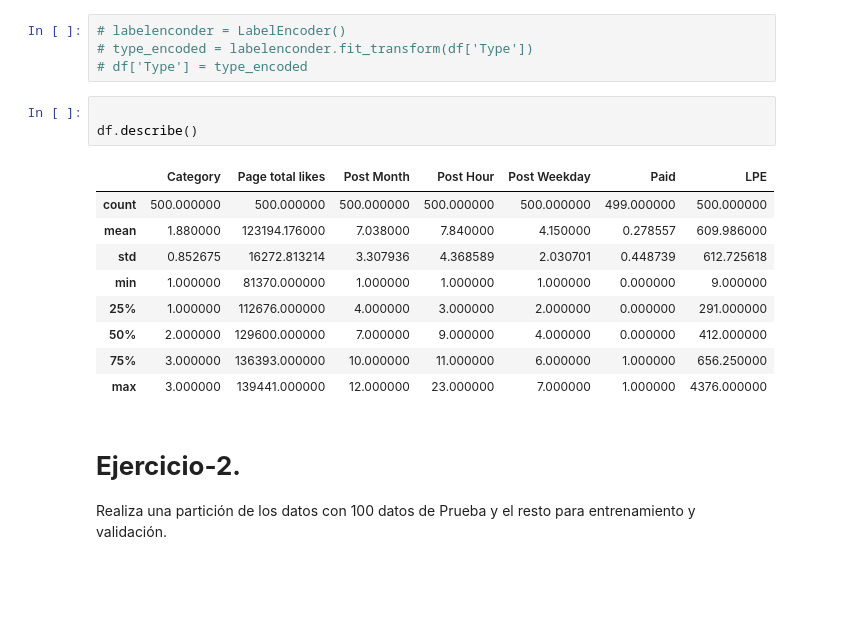
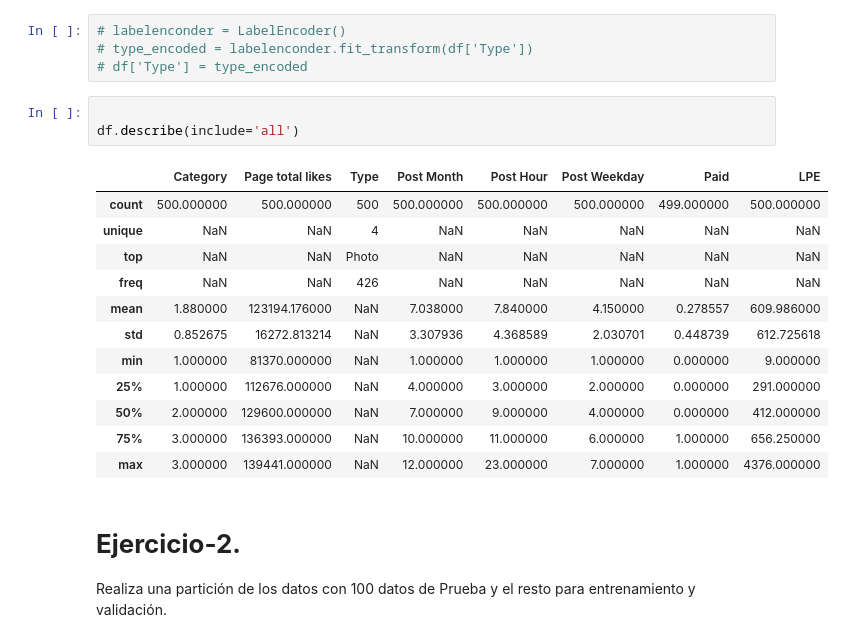
Before and after one commit to diego-carrera/iaa-equipo-30, a Jupyter notebook: semana7/MNA_IAyAA_semana_7_Actividad.ipynb, the cells around one changed output. Drawn from its saved outputs; the diff is of its cells as text; blank space fills up the shorter version.

```diff
--- a/semana7/MNA_IAyAA_semana_7_Actividad.ipynb
+++ b/semana7/MNA_IAyAA_semana_7_Actividad.ipynb
@@ -75,17 +75,20 @@ array(['Photo', 'Status', 'Link', 'Video'], dtype=object)
 # df['Type'] = type_encoded
 # %%
 
-df.describe()
+df.describe(include='all')
 # %% [output]
-|  | Category | Page total likes | Post Month | Post Hour | Post Weekday | Paid | LPE |
-| count | 500.000000 | 500.000000 | 500.000000 | 500.000000 | 500.000000 | 499.000000 | 500.000000 |
-| mean | 1.880000 | 123194.176000 | 7.038000 | 7.840000 | 4.150000 | 0.278557 | 609.986000 |
-| std | 0.852675 | 16272.813214 | 3.307936 | 4.368589 | 2.030701 | 0.448739 | 612.725618 |
-| min | 1.000000 | 81370.000000 | 1.000000 | 1.000000 | 1.000000 | 0.000000 | 9.000000 |
-| 25% | 1.000000 | 112676.000000 | 4.000000 | 3.000000 | 2.000000 | 0.000000 | 291.000000 |
-| 50% | 2.000000 | 129600.000000 | 7.000000 | 9.000000 | 4.000000 | 0.000000 | 412.000000 |
-| 75% | 3.000000 | 136393.000000 | 10.000000 | 11.000000 | 6.000000 | 1.000000 | 656.250000 |
-| max | 3.000000 | 139441.000000 | 12.000000 | 23.000000 | 7.000000 | 1.000000 | 4376.000000 |
+|  | Category | Page total likes | Type | Post Month | Post Hour | Post Weekday | Paid | LPE |
+| count | 500.000000 | 500.000000 | 500 | 500.000000 | 500.000000 | 500.000000 | 499.000000 | 500.000000 |
+| unique | NaN | NaN | 4 | NaN | NaN | NaN | NaN | NaN |
+| top | NaN | NaN | Photo | NaN | NaN | NaN | NaN | NaN |
+| freq | NaN | NaN | 426 | NaN | NaN | NaN | NaN | NaN |
+| mean | 1.880000 | 123194.176000 | NaN | 7.038000 | 7.840000 | 4.150000 | 0.278557 | 609.986000 |
+| std | 0.852675 | 16272.813214 | NaN | 3.307936 | 4.368589 | 2.030701 | 0.448739 | 612.725618 |
+| min | 1.000000 | 81370.000000 | NaN | 1.000000 | 1.000000 | 1.000000 | 0.000000 | 9.000000 |
+| 25% | 1.000000 | 112676.000000 | NaN | 4.000000 | 3.000000 | 2.000000 | 0.000000 | 291.000000 |
+| 50% | 2.000000 | 129600.000000 | NaN | 7.000000 | 9.000000 | 4.000000 | 0.000000 | 412.000000 |
+| 75% | 3.000000 | 136393.000000 | NaN | 10.000000 | 11.000000 | 6.000000 | 1.000000 | 656.250000 |
+| max | 3.000000 | 139441.000000 | NaN | 12.000000 | 23.000000 | 7.000000 | 1.000000 | 4376.000000 |
 # %% [markdown]
 # **Ejercicio-2.**
 
```
Also changed, not shown: parts of 12 cells of this notebook.
